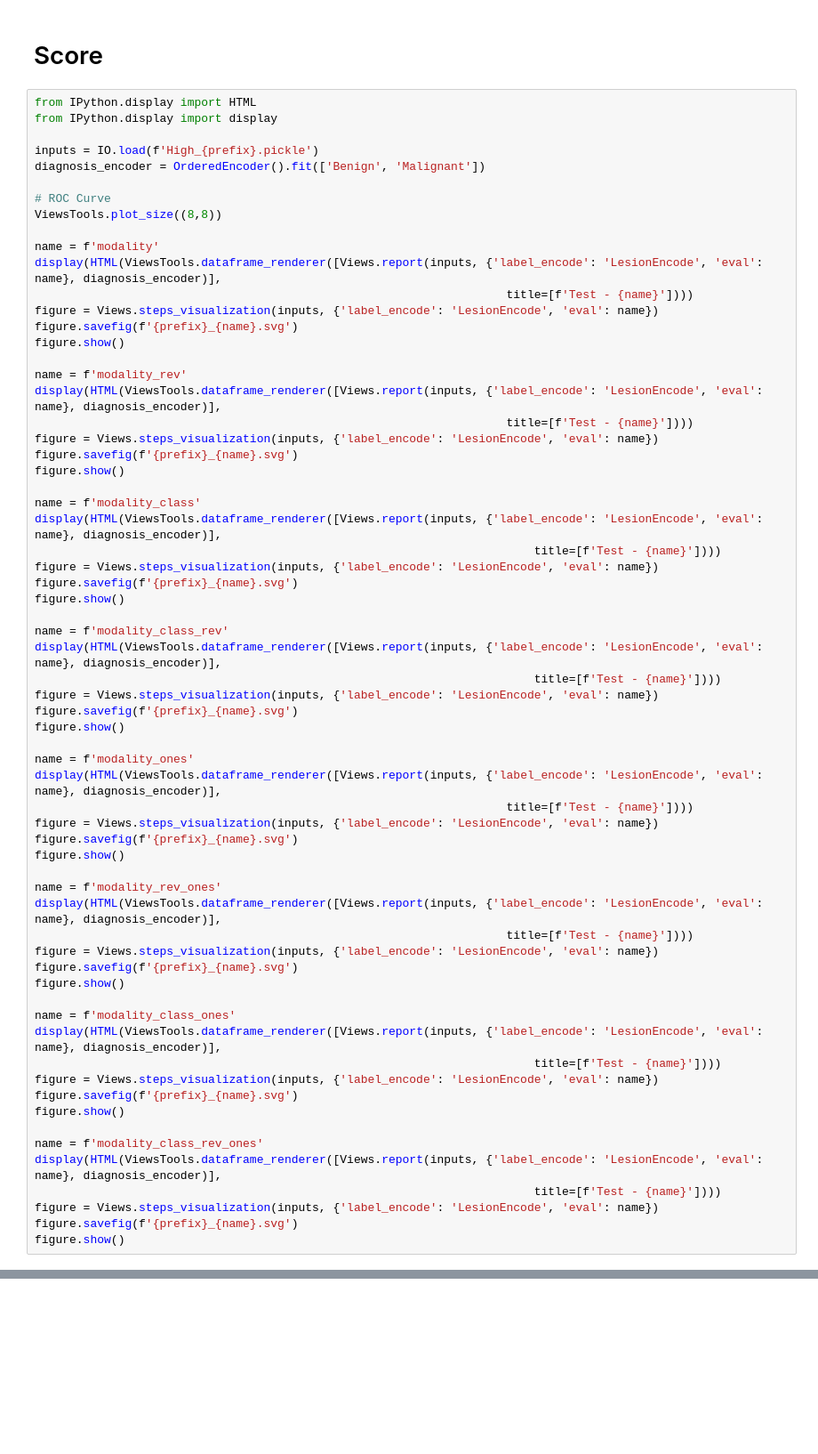
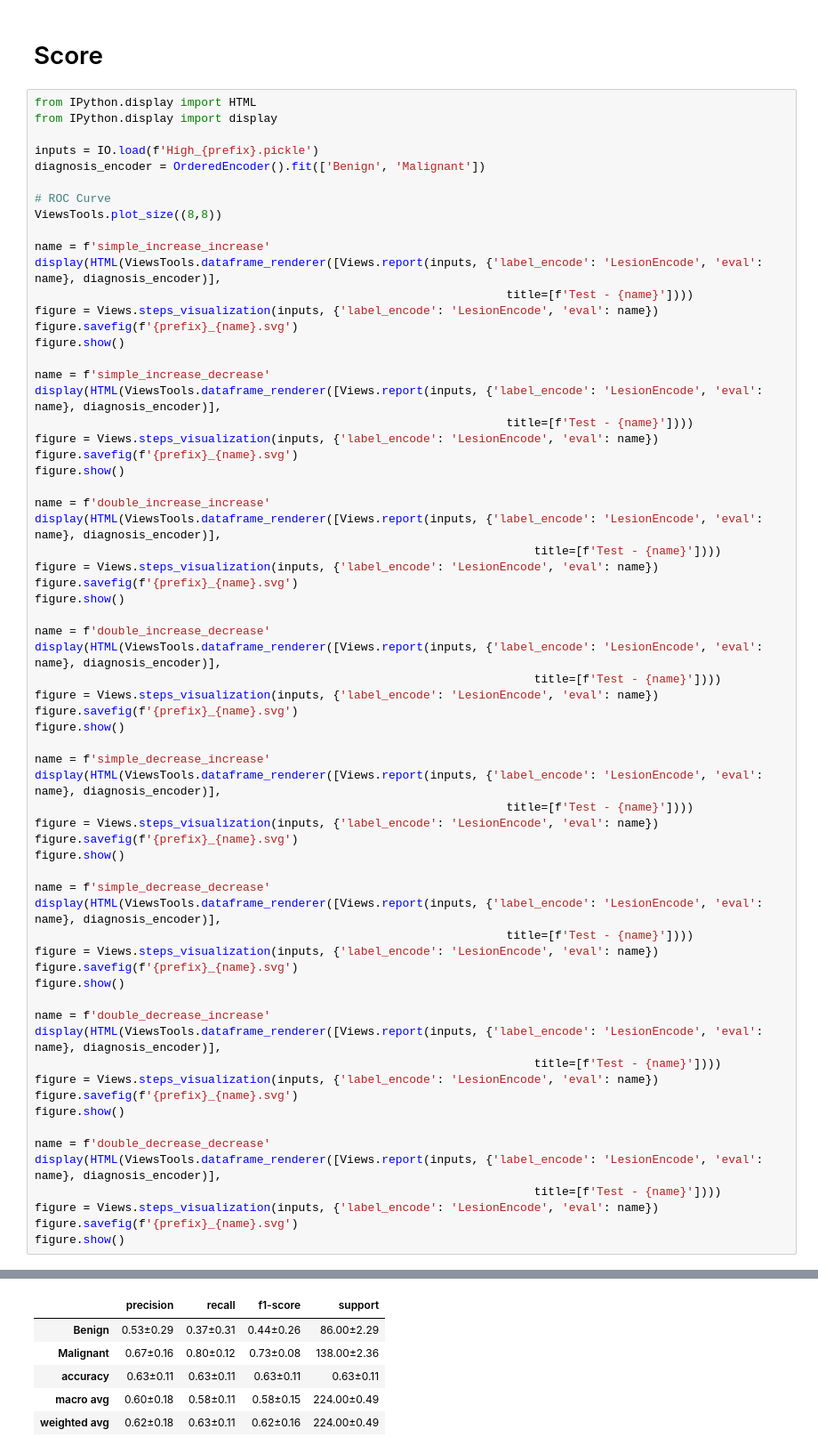
Before and after one commit to RomainCendre/classification, a Jupyter notebook: manuscript/MultimodalClassification/CumulativeIsotonic.ipynb, the cells around one changed output, grey strips where cells are left out. Shown at 89% size. Saved outputs shown, nothing was run; the diff lists cells and outputs as text; blank space fills up the shorter version.

```diff
--- a/manuscript/MultimodalClassification/CumulativeIsotonic.ipynb
+++ b/manuscript/MultimodalClassification/CumulativeIsotonic.ipynb
@@ -213,58 +262,59 @@ diagnosis_encoder = OrderedEncoder().fit(['Benign', 'Malignant'])
 # ROC Curve
 ViewsTools.plot_size((8,8))
 
-name = f'modality'
+name = f'simple_increase_increase'
 display(HTML(ViewsTools.dataframe_renderer([Views.report(inputs, {'label_encode': 'LesionEncode', 'eval': name}, diagnosis_encoder)],
                                                                     title=[f'Test - {name}'])))
 figure = Views.steps_visualization(inputs, {'label_encode': 'LesionEncode', 'eval': name})
 figure.savefig(f'{prefix}_{name}.svg')
 figure.show()
 
-name = f'modality_rev'
+name = f'simple_increase_decrease'
 display(HTML(ViewsTools.dataframe_renderer([Views.report(inputs, {'label_encode': 'LesionEncode', 'eval': name}, diagnosis_encoder)],
                                                                     title=[f'Test - {name}'])))
 figure = Views.steps_visualization(inputs, {'label_encode': 'LesionEncode', 'eval': name})
 figure.savefig(f'{prefix}_{name}.svg')
 figure.show()
 
-name = f'modality_class'
+name = f'double_increase_increase'
 display(HTML(ViewsTools.dataframe_renderer([Views.report(inputs, {'label_encode': 'LesionEncode', 'eval': name}, diagnosis_encoder)],
                                                                         title=[f'Test - {name}'])))
 figure = Views.steps_visualization(inputs, {'label_encode': 'LesionEncode', 'eval': name})
 figure.savefig(f'{prefix}_{name}.svg')
 figure.show()
 
-name = f'modality_class_rev'
+name = f'double_increase_decrease'
 display(HTML(ViewsTools.dataframe_renderer([Views.report(inputs, {'label_encode': 'LesionEncode', 'eval': name}, diagnosis_encoder)],
                                                                         title=[f'Test - {name}'])))
 figure = Views.steps_visualization(inputs, {'label_encode': 'LesionEncode', 'eval': name})
 figure.savefig(f'{prefix}_{name}.svg')
 figure.show()
 
-name = f'modality_ones'
+name = f'simple_decrease_increase'
 display(HTML(ViewsTools.dataframe_renderer([Views.report(inputs, {'label_encode': 'LesionEncode', 'eval': name}, diagnosis_encoder)],
                                                                     title=[f'Test - {name}'])))
 figure = Views.steps_visualization(inputs, {'label_encode': 'LesionEncode', 'eval': name})
 figure.savefig(f'{prefix}_{name}.svg')
 figure.show()
 
-name = f'modality_rev_ones'
+name = f'simple_decrease_decrease'
 display(HTML(ViewsTools.dataframe_renderer([Views.report(inputs, {'label_encode': 'LesionEncode', 'eval': name}, diagnosis_encoder)],
                                                                     title=[f'Test - {name}'])))
 figure = Views.steps_visualization(inputs, {'label_encode': 'LesionEncode', 'eval': name})
 figure.savefig(f'{prefix}_{name}.svg')
 figure.show()
 
-name = f'modality_class_ones'
+name = f'double_decrease_increase'
 display(HTML(ViewsTools.dataframe_renderer([Views.report(inputs, {'label_encode': 'LesionEncode', 'eval': name}, diagnosis_encoder)],
                                                                         title=[f'Test - {name}'])))
 figure = Views.steps_visualization(inputs, {'label_encode': 'LesionEncode', 'eval': name})
 figure.savefig(f'{prefix}_{name}.svg')
 figure.show()
 
-name = f'modality_class_rev_ones'
+name = f'double_decrease_decrease'
 display(HTML(ViewsTools.dataframe_renderer([Views.report(inputs, {'label_encode': 'LesionEncode', 'eval': name}, diagnosis_encoder)],
                                                                         title=[f'Test - {name}'])))
 figure = Views.steps_visualization(inputs, {'label_encode': 'LesionEncode', 'eval': name})
 figure.savefig(f'{prefix}_{name}.svg')
 figure.show()
+# %% [output]
@@ -270,0 +322,6 @@ figure.show()
+|  | precision | recall | f1-score | support |
+| Benign | 0.53±0.29 | 0.37±0.31 | 0.44±0.26 | 86.00±2.29 |
+| Malignant | 0.67±0.16 | 0.80±0.12 | 0.73±0.08 | 138.00±2.36 |
+| accuracy | 0.63±0.11 | 0.63±0.11 | 0.63±0.11 | 0.63±0.11 |
+| macro avg | 0.60±0.18 | 0.58±0.11 | 0.58±0.15 | 224.00±0.49 |
+| weighted avg | 0.62±0.18 | 0.63±0.11 | 0.62±0.16 | 224.00±0.49 |
```
Also changed, not shown: parts of 14 cells of this notebook, 3 other files.
